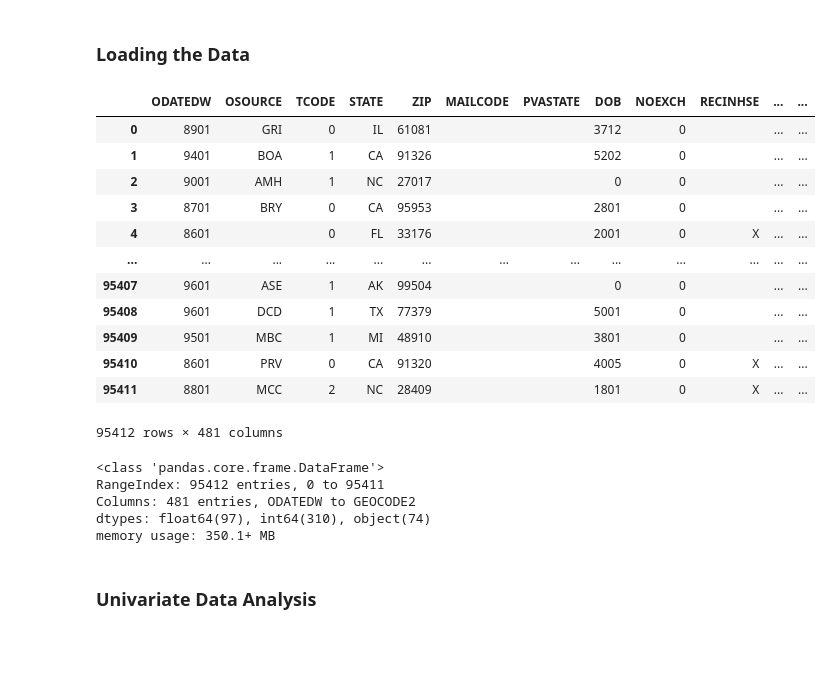
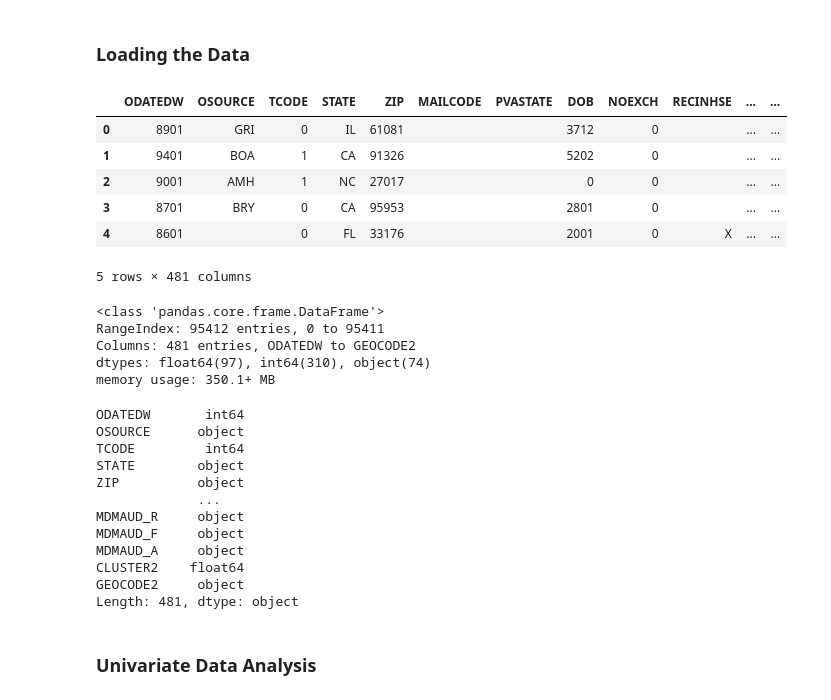
Before and after one commit to darryl-abraham/mlproject, a Jupyter notebook: eda.ipynb, the cells around one changed output. Cells and saved outputs as stored; diff of their text form; code cells hidden in the pictures; blank space fills up the shorter version.

```diff
--- a/eda.ipynb
+++ b/eda.ipynb
@@ -17,21 +18,15 @@ from sklearn.impute import SimpleImputer
 df = pd.read_csv('./data/cup98LRN.txt', sep = ',', chunksize=10000, low_memory=False)
 df = pd.concat(df, axis='rows')
 # %%
-df
+df.head()
 # %% [output]
 |  | ODATEDW | OSOURCE | TCODE | STATE | ZIP | MAILCODE | PVASTATE | DOB | NOEXCH | RECINHSE | ... | ... |
 | 0 | 8901 | GRI | 0 | IL | 61081 |  |  | 3712 | 0 |  | ... | ... |
 | 1 | 9401 | BOA | 1 | CA | 91326 |  |  | 5202 | 0 |  | ... | ... |
 | 2 | 9001 | AMH | 1 | NC | 27017 |  |  | 0 | 0 |  | ... | ... |
 | 3 | 8701 | BRY | 0 | CA | 95953 |  |  | 2801 | 0 |  | ... | ... |
 | 4 | 8601 |  | 0 | FL | 33176 |  |  | 2001 | 0 | X | ... | ... |
-| ... | ... | ... | ... | ... | ... | ... | ... | ... | ... | ... | ... | ... |
-| 95407 | 9601 | ASE | 1 | AK | 99504 |  |  | 0 | 0 |  | ... | ... |
-| 95408 | 9601 | DCD | 1 | TX | 77379 |  |  | 5001 | 0 |  | ... | ... |
-| 95409 | 9501 | MBC | 1 | MI | 48910 |  |  | 3801 | 0 |  | ... | ... |
-| 95410 | 8601 | PRV | 0 | CA | 91320 |  |  | 4005 | 0 | X | ... | ... |
-| 95411 | 8801 | MCC | 2 | NC | 28409 |  |  | 1801 | 0 | X | ... | ... |
-95412 rows × 481 columns
+5 rows × 481 columns
 # %%
 df.info()
 # %% [output]
@@ -40,3 +35,18 @@ RangeIndex: 95412 entries, 0 to 95411
 Columns: 481 entries, ODATEDW to GEOCODE2
 dtypes: float64(97), int64(310), object(74)
 memory usage: 350.1+ MB
+# %%
+df.dtypes
+# %% [output]
+ODATEDW       int64
+OSOURCE      object
+TCODE         int64
+STATE        object
+ZIP          object
+             ...
+MDMAUD_R     object
+MDMAUD_F     object
+MDMAUD_A     object
+CLUSTER2    float64
+GEOCODE2     object
+Length: 481, dtype: object
```
Also changed, not shown: parts of 16 cells of this notebook, 4 other files.
